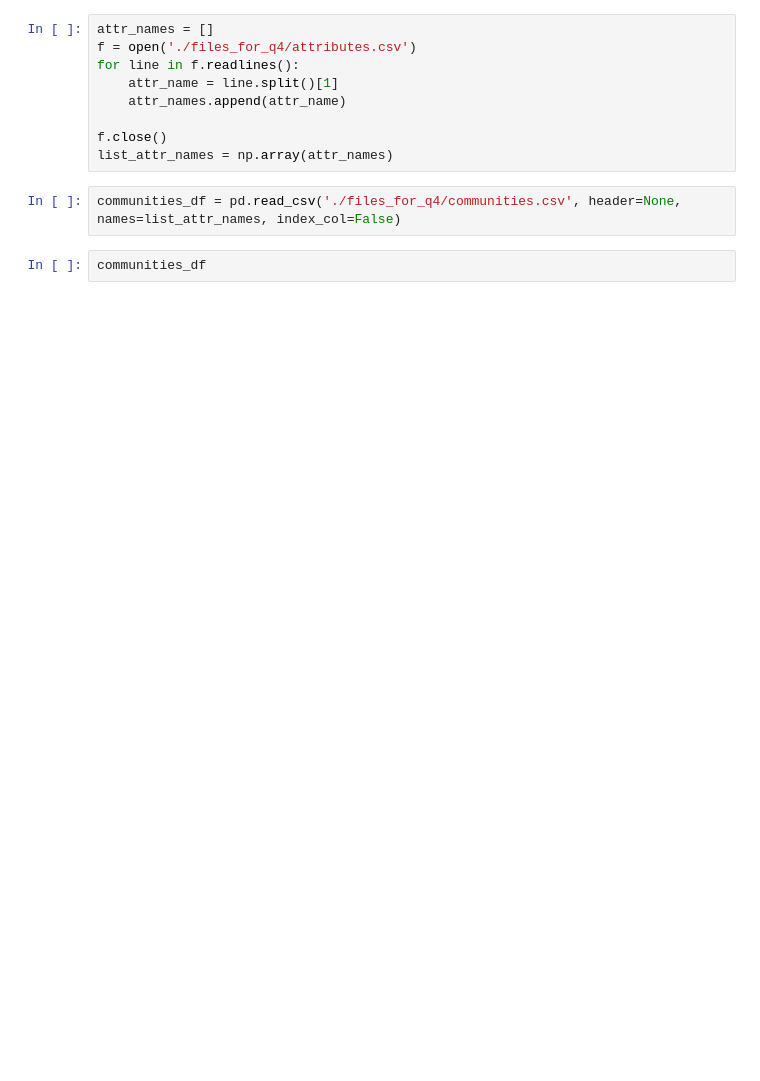
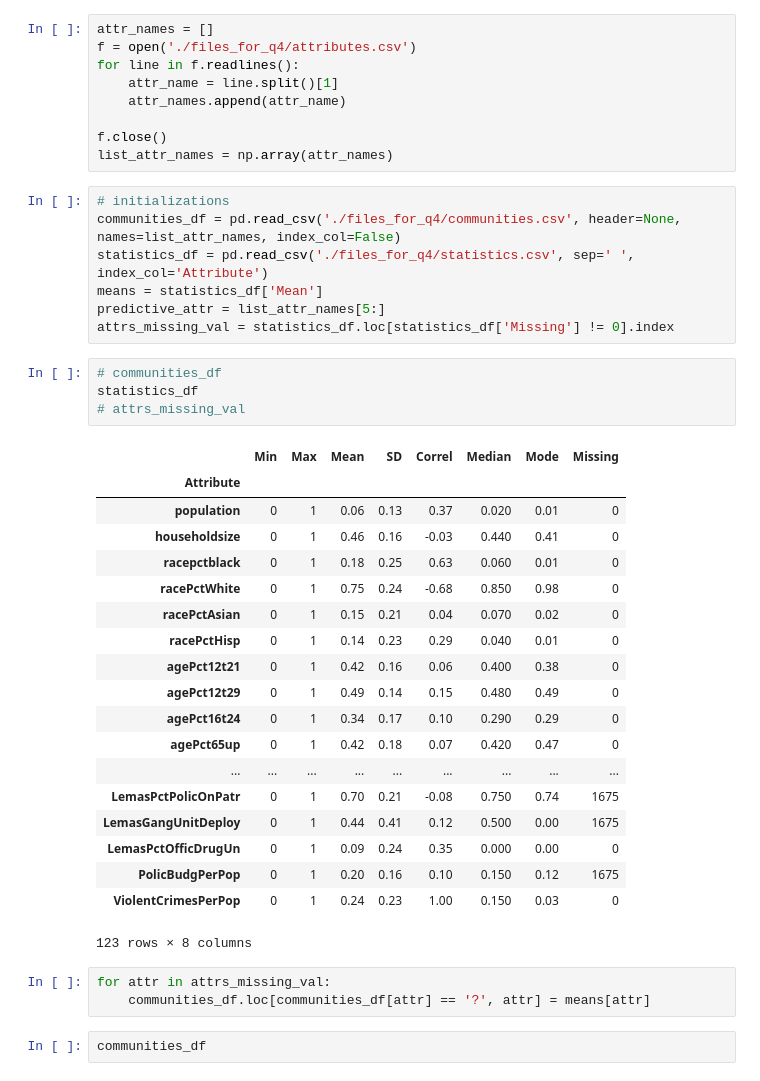
Before and after one commit to atg-abhijay/Comp_551_Assignment_1, a Jupyter notebook: Q4.ipynb, the cells around one changed output. Drawn from its saved outputs; the diff is of its cells as text; blank space fills up the shorter version.

```diff
--- a/Q4.ipynb
+++ b/Q4.ipynb
@@ -19,7 +23,39 @@ for line in f.readlines():
 f.close()
 list_attr_names = np.array(attr_names)
 # %%
+# initializations
 communities_df = pd.read_csv('./files_for_q4/communities.csv', header=None, names=list_attr_names, index_col=False)
+statistics_df = pd.read_csv('./files_for_q4/statistics.csv', sep=' ', index_col='Attribute')
+means = statistics_df['Mean']
+predictive_attr = list_attr_names[5:]
+attrs_missing_val = statistics_df.loc[statistics_df['Missing'] != 0].index
+# %%
+# communities_df
+statistics_df
+# attrs_missing_val
+# %% [output]
+|  | Min | Max | Mean | SD | Correl | Median | Mode | Missing |
+| Attribute |  |  |  |  |  |  |  |  |
+| population | 0 | 1 | 0.06 | 0.13 | 0.37 | 0.020 | 0.01 | 0 |
+| householdsize | 0 | 1 | 0.46 | 0.16 | -0.03 | 0.440 | 0.41 | 0 |
+| racepctblack | 0 | 1 | 0.18 | 0.25 | 0.63 | 0.060 | 0.01 | 0 |
+| racePctWhite | 0 | 1 | 0.75 | 0.24 | -0.68 | 0.850 | 0.98 | 0 |
+| racePctAsian | 0 | 1 | 0.15 | 0.21 | 0.04 | 0.070 | 0.02 | 0 |
+| racePctHisp | 0 | 1 | 0.14 | 0.23 | 0.29 | 0.040 | 0.01 | 0 |
+| agePct12t21 | 0 | 1 | 0.42 | 0.16 | 0.06 | 0.400 | 0.38 | 0 |
+| agePct12t29 | 0 | 1 | 0.49 | 0.14 | 0.15 | 0.480 | 0.49 | 0 |
+| agePct16t24 | 0 | 1 | 0.34 | 0.17 | 0.10 | 0.290 | 0.29 | 0 |
+| agePct65up | 0 | 1 | 0.42 | 0.18 | 0.07 | 0.420 | 0.47 | 0 |
+| ... | ... | ... | ... | ... | ... | ... | ... | ... |
+| LemasPctPolicOnPatr | 0 | 1 | 0.70 | 0.21 | -0.08 | 0.750 | 0.74 | 1675 |
+| LemasGangUnitDeploy | 0 | 1 | 0.44 | 0.41 | 0.12 | 0.500 | 0.00 | 1675 |
+| LemasPctOfficDrugUn | 0 | 1 | 0.09 | 0.24 | 0.35 | 0.000 | 0.00 | 0 |
+| PolicBudgPerPop | 0 | 1 | 0.20 | 0.16 | 0.10 | 0.150 | 0.12 | 1675 |
+| ViolentCrimesPerPop | 0 | 1 | 0.24 | 0.23 | 1.00 | 0.150 | 0.03 | 0 |
+123 rows × 8 columns
+# %%
+for attr in attrs_missing_val:
+    communities_df.loc[communities_df[attr] == '?', attr] = means[attr]
 # %%
 communities_df
 # %% [output]
```
Also changed, not shown: parts of 33 cells of this notebook, 1 other file.
